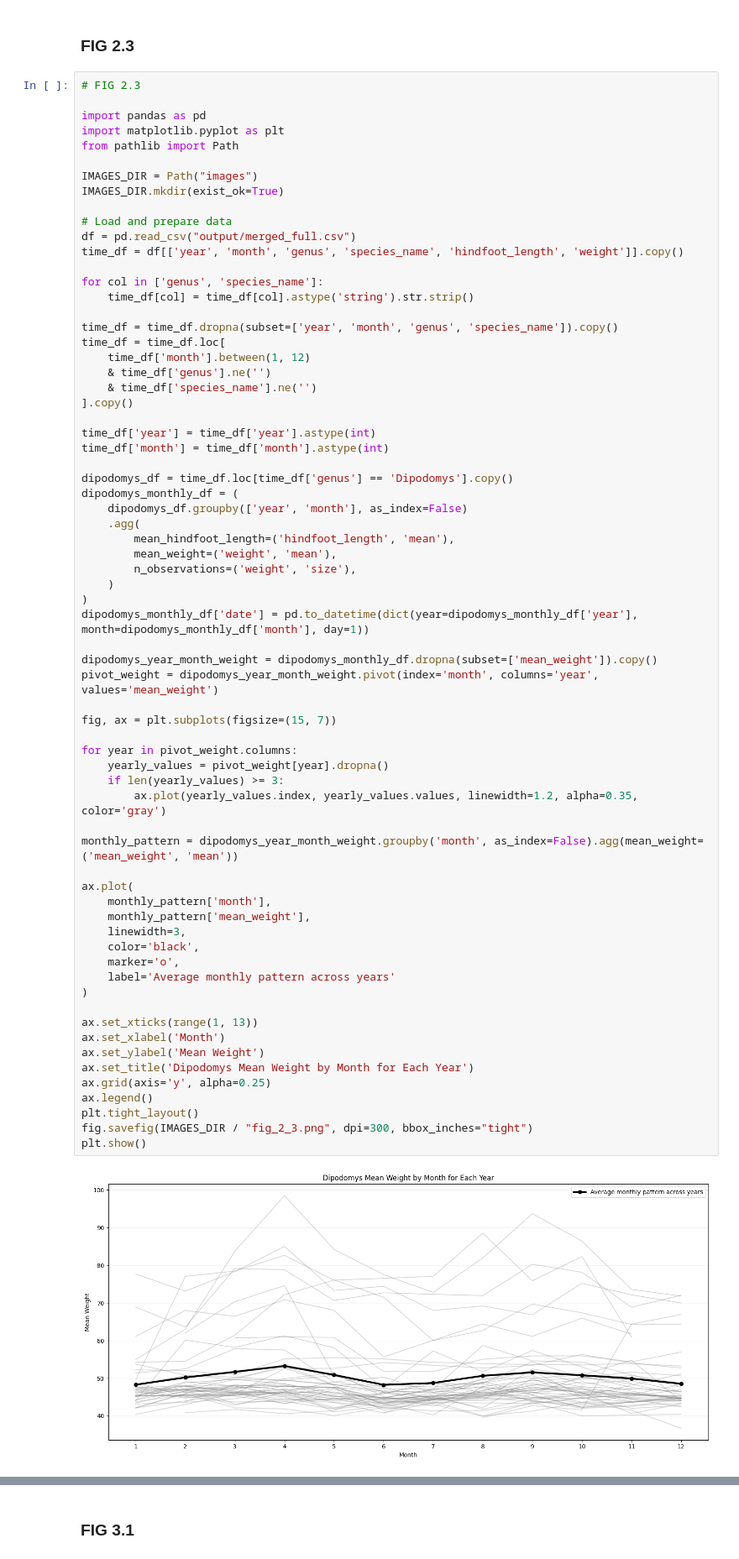
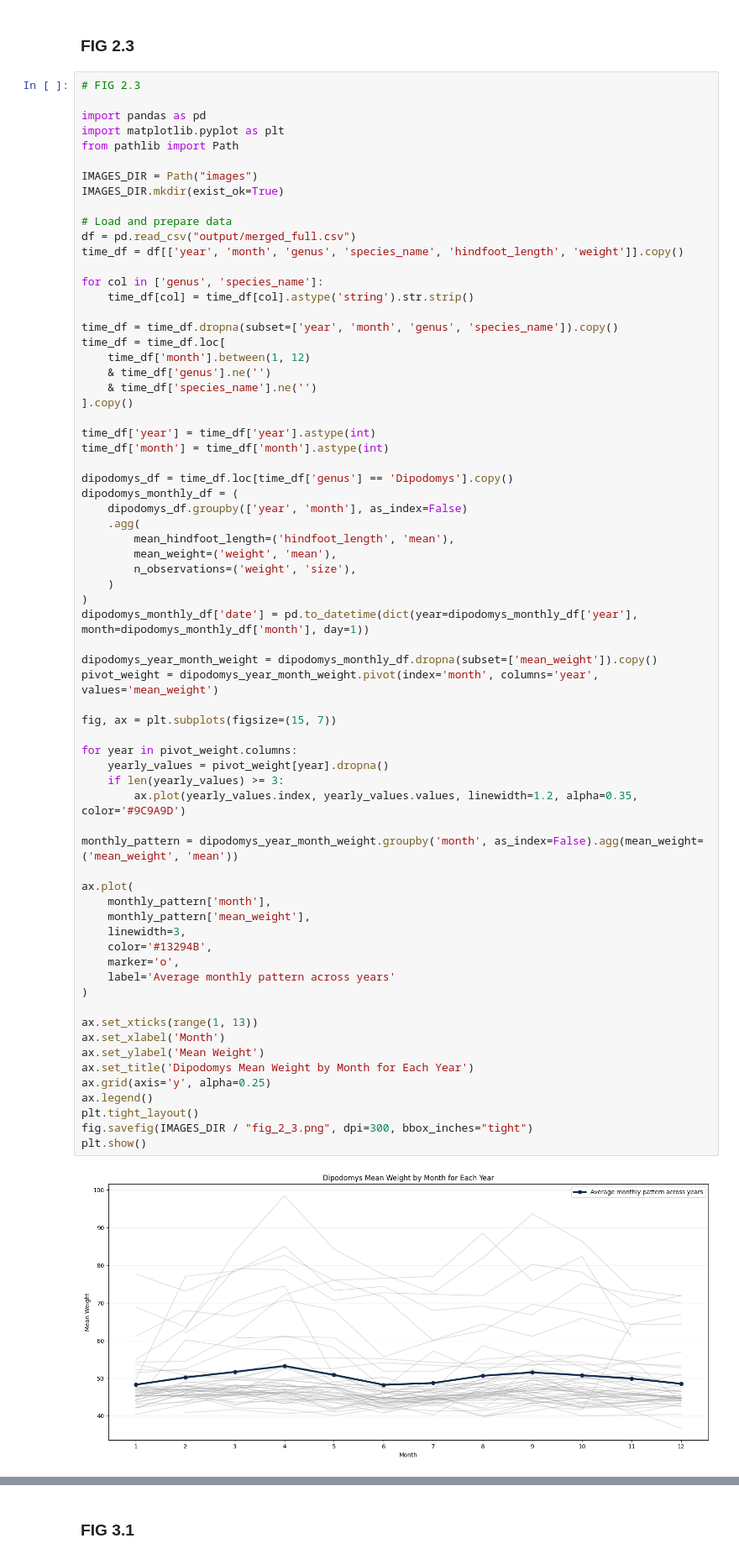
Before and after one commit to cbertrand451/Independent-Study-Data-Aggregation-and-Sampling-Bias, a Jupyter notebook: plots.ipynb, the cells around one changed output, grey strips where cells are left out. Shown at 84% size. Saved outputs shown, nothing was run; the diff lists cells and outputs as text.

```diff
--- a/plots.ipynb
+++ b/plots.ipynb
@@ -388,34 +391,34 @@ dipodomys_monthly_df['date'] = pd.to_datetime(dict(year=dipodomys_monthly_df['ye
 
 dipodomys_year_month_weight = dipodomys_monthly_df.dropna(subset=['mean_weight']).copy()
 pivot_weight = dipodomys_year_month_weight.pivot(index='month', columns='year', values='mean_weight')
 
 fig, ax = plt.subplots(figsize=(15, 7))
 
 for year in pivot_weight.columns:
     yearly_values = pivot_weight[year].dropna()
     if len(yearly_values) >= 3:
-        ax.plot(yearly_values.index, yearly_values.values, linewidth=1.2, alpha=0.35, color='gray')
+        ax.plot(yearly_values.index, yearly_values.values, linewidth=1.2, alpha=0.35, color='#9C9A9D')
 
 monthly_pattern = dipodomys_year_month_weight.groupby('month', as_index=False).agg(mean_weight=('mean_weight', 'mean'))
 
 ax.plot(
     monthly_pattern['month'],
     monthly_pattern['mean_weight'],
     linewidth=3,
-    color='black',
+    color='#13294B',
     marker='o',
     label='Average monthly pattern across years'
 )
 
 ax.set_xticks(range(1, 13))
 ax.set_xlabel('Month')
 ax.set_ylabel('Mean Weight')
 ax.set_title('Dipodomys Mean Weight by Month for Each Year')
 ax.grid(axis='y', alpha=0.25)
 ax.legend()
 plt.tight_layout()
 fig.savefig(IMAGES_DIR / "fig_2_3.png", dpi=300, bbox_inches="tight")
 plt.show()
 # %% [output]
-[figure, old version]
+[figure, new version]
 # %% [markdown]
```
Also changed, not shown: parts of 29 cells of this notebook.
